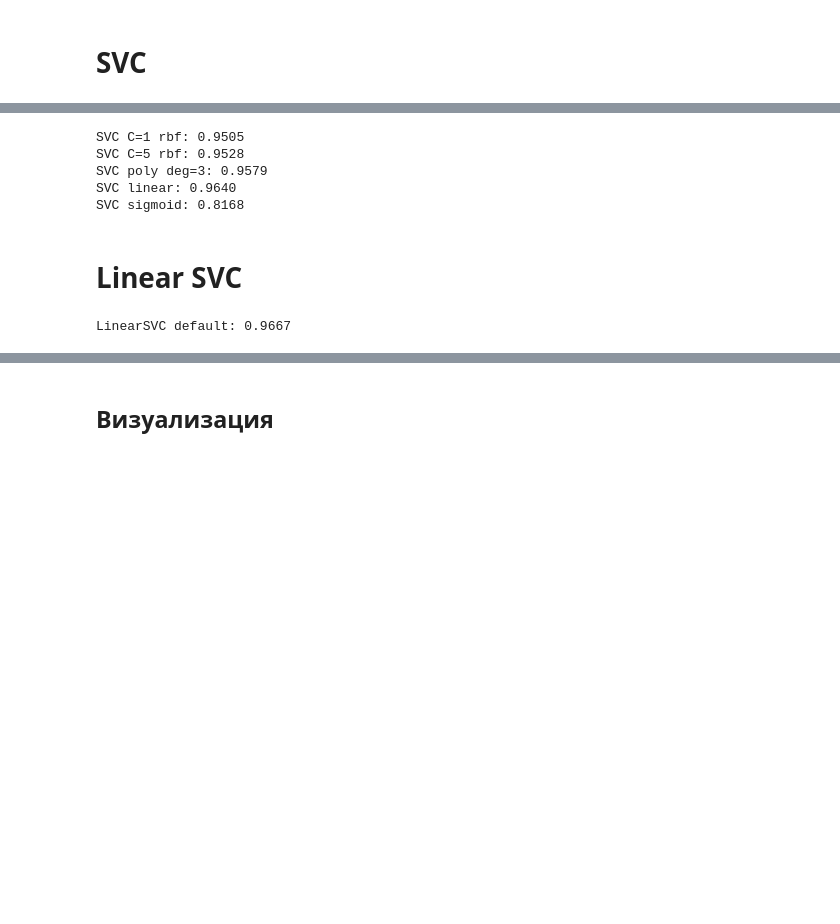
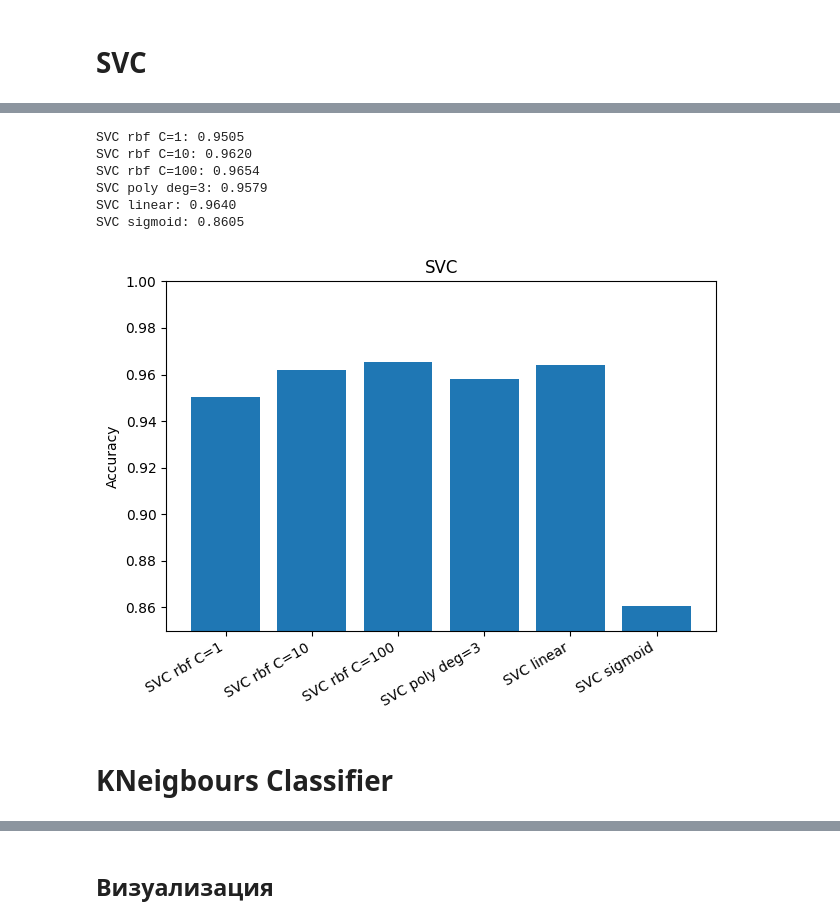
Before and after one commit to mromanenko095/Applied-AI, a Jupyter notebook: Практическая_работа_1__Классификация.ipynb, the cells around one changed output, grey strips where cells are left out. Saved outputs shown, nothing was run; the diff lists cells and outputs as text; code cells hidden in the pictures; blank space fills up the shorter version.

```diff
--- a/Практическая_работа_1__Классификация.ipynb
+++ b/Практическая_работа_1__Классификация.ipynb
@@ -244,22 +259,28 @@ SVC(C=100, coef0=2, kernel='sigmoid', random_state=42)
 # %%
-from sklearn.metrics import accuracy_score
+from sklearn.svm import SVC
 
-svc_models = {
-    'SVC C=1 rbf': svc1,
-    'SVC C=5 rbf': svc2,
-    'SVC poly deg=3': svc3,
-    'SVC linear': svc4,
-    'SVC sigmoid': svc5,
+svc_configs = {
+    'SVC rbf C=1': SVC(kernel='rbf', C=1,  random_state=42),
+    'SVC rbf C=10': SVC(kernel='rbf', C=10, random_state=42),
+    'SVC rbf C=100': SVC(kernel='rbf', C=100, random_state=42),
+    'SVC poly deg=3': SVC(kernel='poly', degree=3, random_state=42),
+    'SVC linear': SVC(kernel='linear', random_state=42),
+    'SVC sigmoid': SVC(kernel='sigmoid', random_state=42),
 }
 
-for name, m in svc_models.items():
+names = []
+accs = []
+
+for name, m in svc_configs.items():
+    m.fit(train_X, train_y)
     acc = accuracy_score(test_y, m.predict(test_X))
+    names.append(name)
+    accs.append(acc)
     print(f"{name}: {acc:.4f}")
 # %% [output]
-SVC C=1 rbf: 0.9505
-SVC C=5 rbf: 0.9528
+SVC rbf C=1: 0.9505
+SVC rbf C=10: 0.9620
+SVC rbf C=100: 0.9654
 SVC poly deg=3: 0.9579
 SVC linear: 0.9640
-SVC sigmoid: 0.8168
+SVC sigmoid: 0.8605
-# %% [markdown]
-# Linear SVC
@@ -275,18 +286,0 @@ LinearSVC6 = LinearSVC(random_state=42, multi_class='crammer_singer')
-# %%
-from sklearn.metrics import accuracy_score
-
-linear_models = {
-    'LinearSVC default': LinearSVC1,
-    'LinearSVC l1': LinearSVC2,
-    'LinearSVC hinge': LinearSVC3,
-    'LinearSVC dual=True': LinearSVC4,
-    'LinearSVC C=100': LinearSVC5,
-    'LinearSVC crammer_singer': LinearSVC6,
-}
-
-for name, m in linear_models.items():
-    m.fit(train_X, train_y)
-    acc = accuracy_score(test_y, m.predict(test_X))
-    print(f"{name}: {acc:.4f}")
-# %% [output]
-LinearSVC default: 0.9667
@@ -319,0 +287,12 @@ for name, acc in sorted(results.items(), key=lambda x: -x[1]):
+# %%
+plt.bar(names, accs)
+plt.xticks(rotation=30, ha='right')
+plt.ylabel('Accuracy')
+plt.ylim(0.85, 1)
+plt.title('SVC')
+plt.tight_layout()
+plt.show()
+# %% [output]
+[figure, added]
+# %% [markdown]
+# KNeigbours Classifier
```
Also changed, not shown: parts of 21 cells of this notebook.
